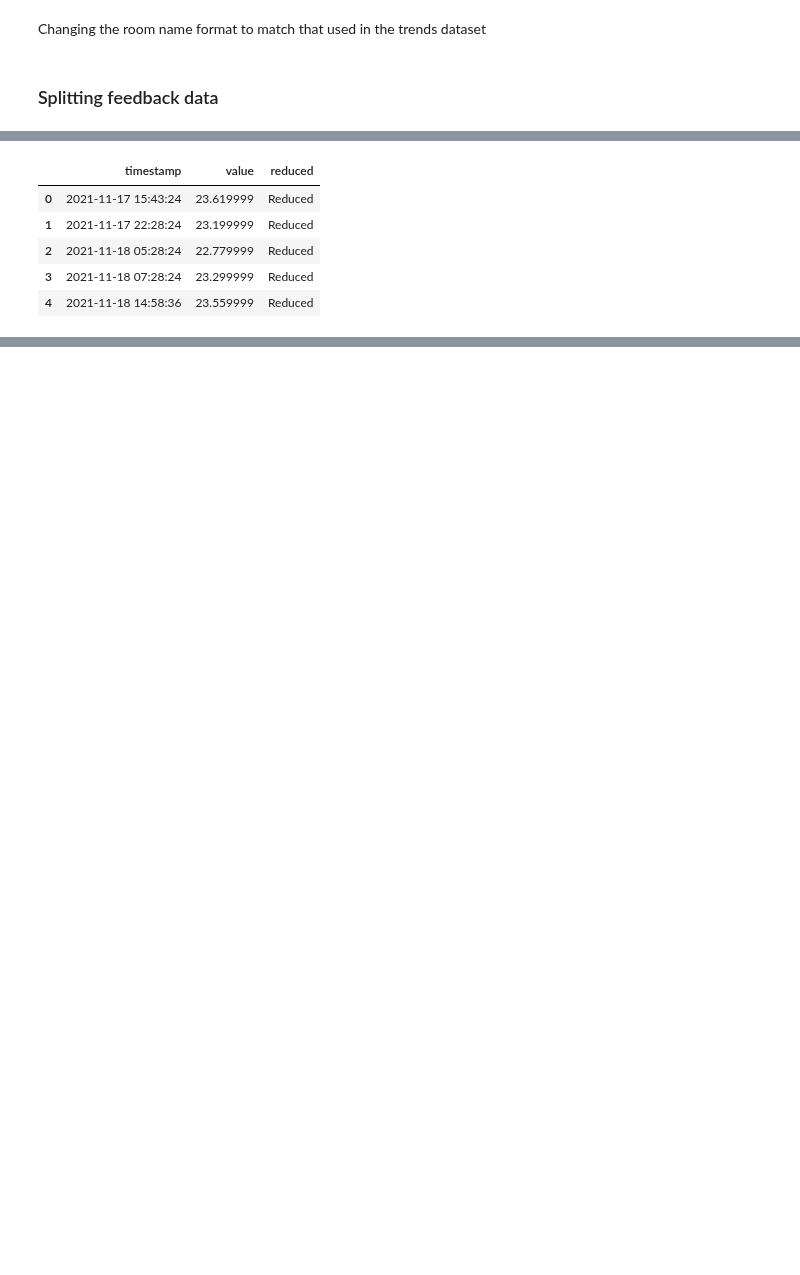
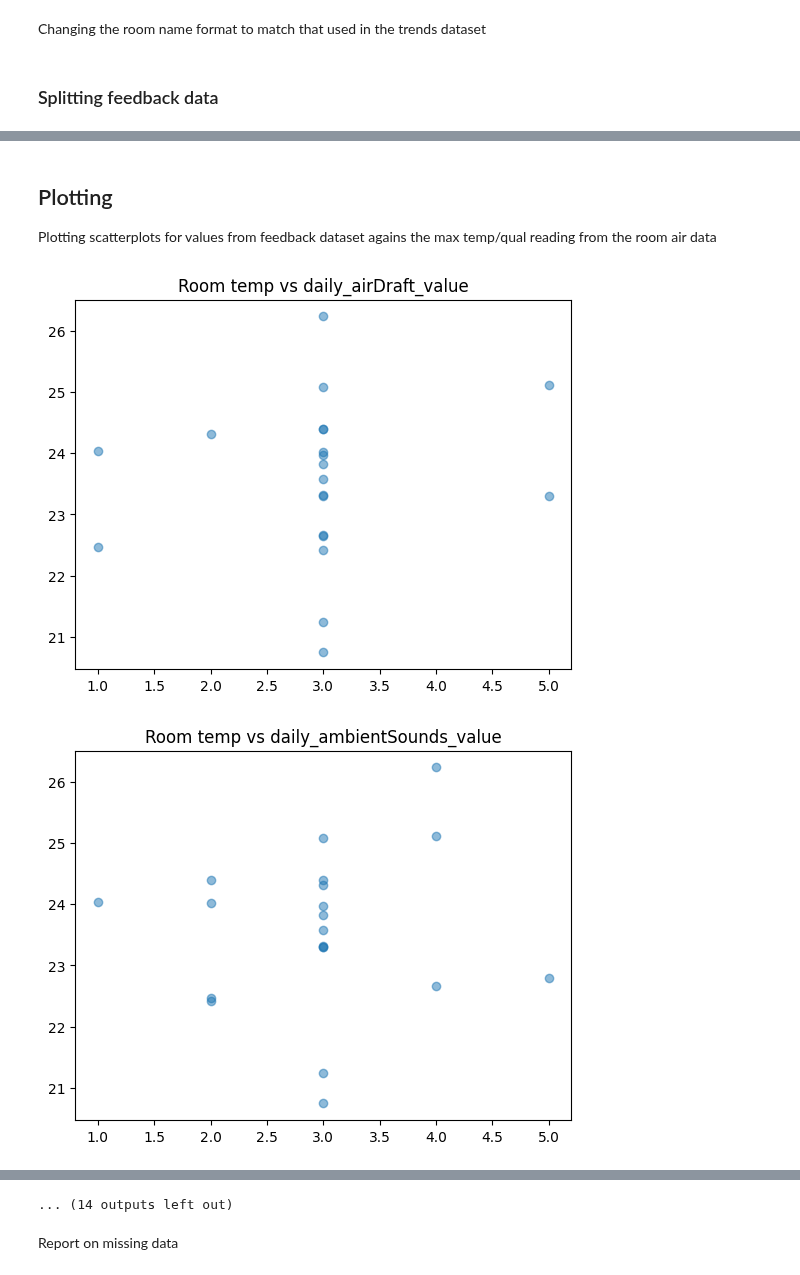
Before and after one commit to tug-cps/SchoolFeedback, a Jupyter notebook: notebooks/trends_data.ipynb, the cells around one changed output, grey strips where cells are left out. Cells and saved outputs as stored; diff of their text form; code cells hidden in the pictures; blank space fills up the shorter version.

Commit message:
added plots temp/quality against feedback

```diff
--- a/notebooks/trends_data.ipynb
+++ b/notebooks/trends_data.ipynb
@@ -111,9 +106,0 @@ x = daily_airDraft_df['daily_airDraft_value']
-# %%
-globals()[daily_airDraft_df['roomName'].to_list()[1]+'_temp_df'].head()
-# %% [output]
-|  | timestamp | value | reduced |
-| 0 | 2021-11-17 15:43:24 | 23.619999 | Reduced |
-| 1 | 2021-11-17 22:28:24 | 23.199999 | Reduced |
-| 2 | 2021-11-18 05:28:24 | 22.779999 | Reduced |
-| 3 | 2021-11-18 07:28:24 | 23.299999 | Reduced |
-| 4 | 2021-11-18 14:58:36 | 23.559999 | Reduced |
@@ -121,0 +107,51 @@ y = globals()[daily_airDraft_df['roomName'].to_list()[1]+'_temp_df']['value']
+# %% [markdown]
+## Plotting
+Plotting scatterplots for values from feedback dataset agains the max temp/qual reading from the room air data
+# %%
+def get_max_in_past_hour(time,room,type='temp'):
+  """
+  Arguments: time and room from the feedback dataset,
+      type: "temp" or "qual"
+  """
+  #skip rooms for which we don't have files for
+  if room+'_'+type+'_df' not in df_names:
+    #print('No data for room')
+    return np.nan
+
+  #Loading room air data
+  room_data = globals()[room+'_'+type+'_df'].sort_values(by='timestamp')
+
+  #locating values from 1 hour before
+  mask = (room_data['timestamp'] > time - datetime.timedelta(hours=1)) & (room_data['timestamp'] <= time)
+  room_data = room_data.loc[mask]
+
+
+  #If no value for past hour return None
+  if len(room_data['value']) == 0:
+    #print("No data for past hour")
+    return np.nan #no data
+
+  #return max value for past hour
+  return max(room_data['value'])
+# %%
+for type in ['temp','qual']:
+    for dataframe in [daily_airDraft_df,daily_ambientSounds_df,daily_artificialLight_df,daily_dayLight_df,daily_smell_df,daily_studentsAdherence_df,daily_studentsFocused_df,daily_studentsIrritated_df,daily_studentsMotivated_df,hourly_airQuality_df,hourly_humidity_df,hourly_indoorClimate_df,hourly_temperature_df]:
+        #print(dataframe.columns)
+        x = dataframe[dataframe.columns[1]]
+        y = []
+
+        for time, room in zip(dataframe[dataframe.columns[0]],dataframe[dataframe.columns[2]]): #0=timestamp, 2=roomName
+            y.append(get_max_in_past_hour(time,room,type))
+
+        plt.figure()
+        plt.scatter(x, y, alpha=0.5)
+
+        plt.title("Room "+type + " vs " + dataframe.columns[1])
+        plt.xlabel = dataframe.columns[1]
+        plt.ylabel = type
+
+        plt.savefig("../plots/room_air_"+type+"/"+dataframe.columns[1]+".png")
+        plt.show()
+# %% [output]
+[figure, added]
+[figure, added]
@@ -121,0 +168 @@ y = globals()[daily_airDraft_df['roomName'].to_list()[1]+'_temp_df']['value']
+... (14 outputs left out)
@@ -121,0 +173,2 @@ y = globals()[daily_airDraft_df['roomName'].to_list()[1]+'_temp_df']['value']
+# %% [markdown]
+Report on missing data
```
Also changed, not shown: parts of 8 cells of this notebook, 26 other files.
